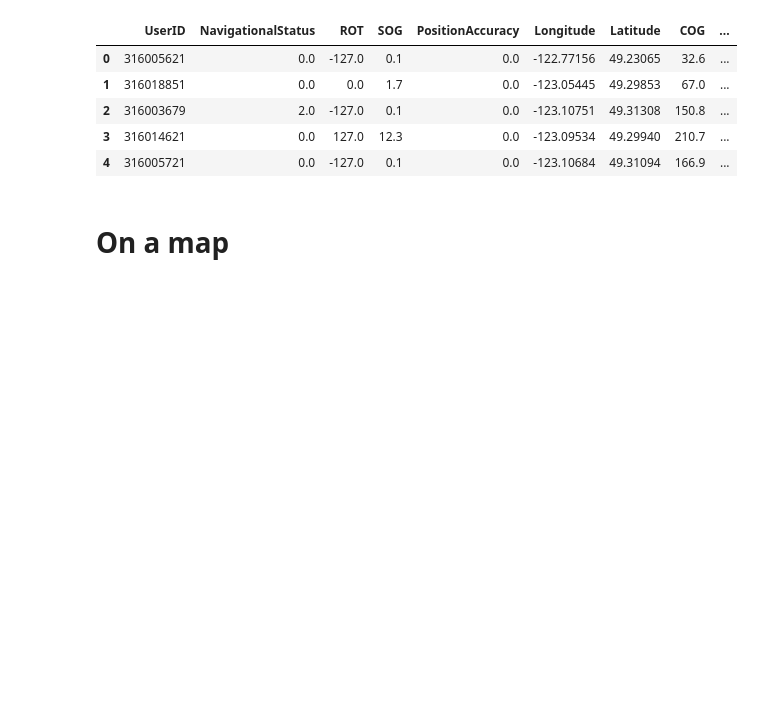
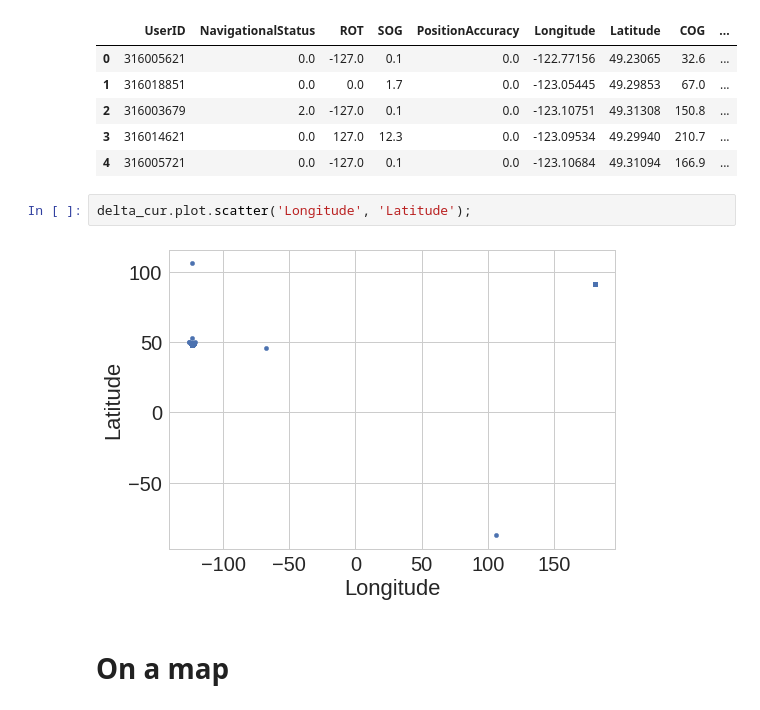
Before and after one commit to slemonide/workshop-content18, a Jupyter notebook: 3-snc/src/AIS_data_intro.ipynb, the cells around one changed output. Saved outputs shown, nothing was run; the diff lists cells and outputs as text; blank space fills up the shorter version.

```diff
--- a/3-snc/src/AIS_data_intro.ipynb
+++ b/3-snc/src/AIS_data_intro.ipynb
@@ -258,6 +216,10 @@ delta_cur.head()
 | 2 | 316003679 | 2.0 | -127.0 | 0.1 | 0.0 | -123.10751 | 49.31308 | 150.8 | ... |
 | 3 | 316014621 | 0.0 | 127.0 | 12.3 | 0.0 | -123.09534 | 49.29940 | 210.7 | ... |
 | 4 | 316005721 | 0.0 | -127.0 | 0.1 | 0.0 | -123.10684 | 49.31094 | 166.9 | ... |
+# %%
+delta_cur.plot.scatter('Longitude', 'Latitude');
+# %% [output]
+[figure, added]
 # %% [markdown]
 # On a map
 # %% [markdown]
```
Also changed, not shown: parts of 14 cells of this notebook, 1 other file.
